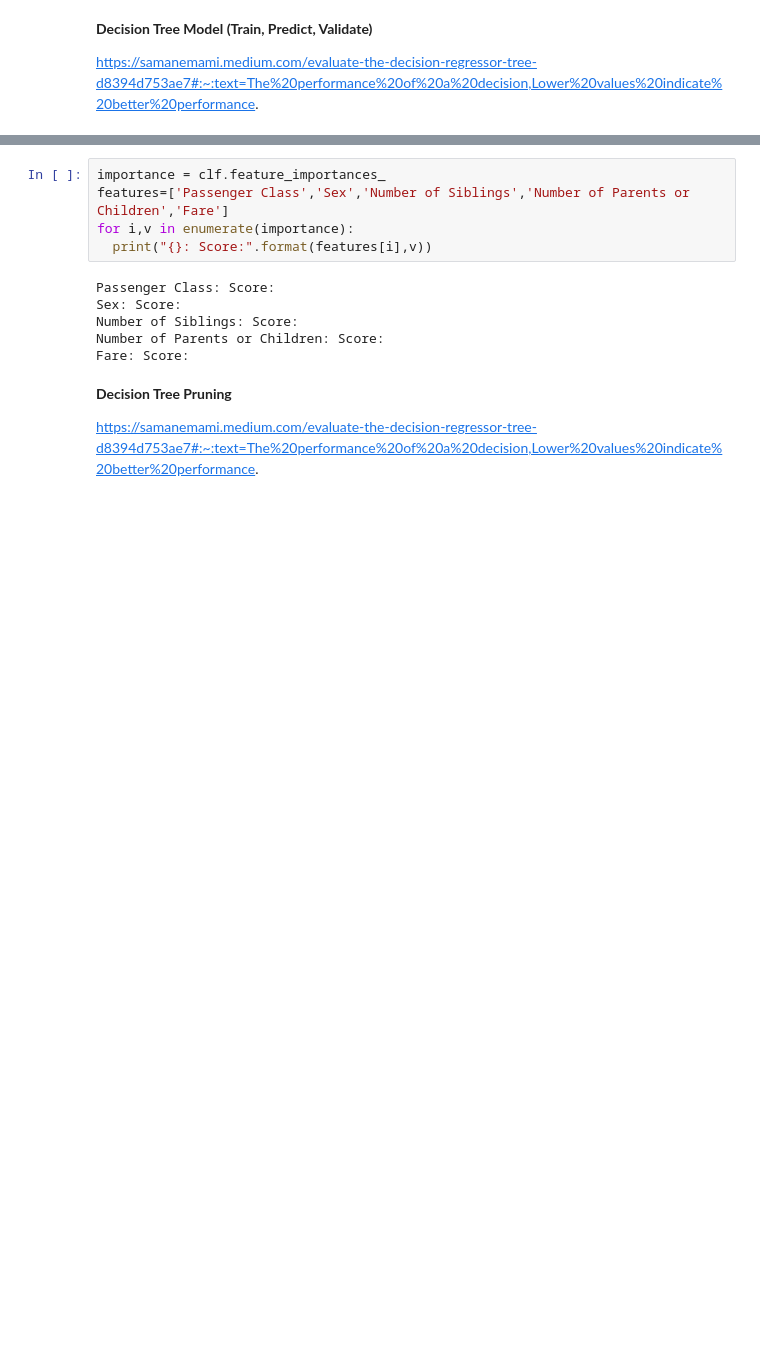
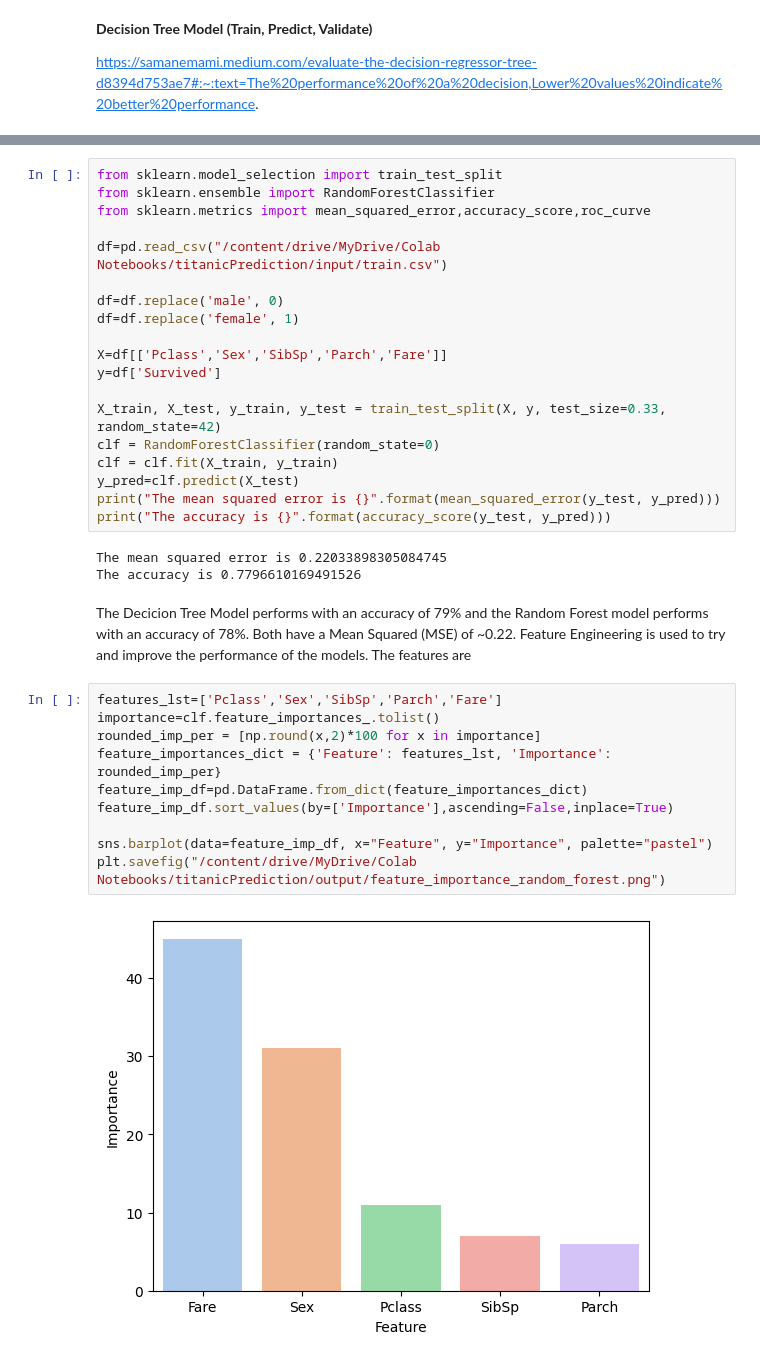
Before and after one commit to rhiats/titanicPrediction, a Jupyter notebook: titanicPred.ipynb, the cells around one changed output, grey strips where cells are left out. Saved outputs shown, nothing was run; the diff lists cells and outputs as text; blank space fills up the shorter version.

Commit message:
Feature Importance Random Forest

```diff
--- a/titanicPred.ipynb
+++ b/titanicPred.ipynb
@@ -399,17 +395,38 @@ The mean squared error is 0.22033898305084745
 
 https://samanemami.medium.com/evaluate-the-decision-regressor-tree-d8394d753ae7#:~:text=The%20performance%20of%20a%20decision,Lower%20values%20indicate%20better%20performance.
-# %%
-importance = clf.feature_importances_
-features=['Passenger Class','Sex','Number of Siblings','Number of Parents or Children','Fare']
-for i,v in enumerate(importance):
-  print("{}: Score:".format(features[i],v))
-# %% [output]
-Passenger Class: Score:
-Sex: Score:
-Number of Siblings: Score:
-Number of Parents or Children: Score:
-Fare: Score:
-# %% [markdown]
-**Decision Tree Pruning**
-
-https://samanemami.medium.com/evaluate-the-decision-regressor-tree-d8394d753ae7#:~:text=The%20performance%20of%20a%20decision,Lower%20values%20indicate%20better%20performance.
+# %%
+from sklearn.model_selection import train_test_split
+from sklearn.ensemble import RandomForestClassifier
+from sklearn.metrics import mean_squared_error,accuracy_score,roc_curve
+
+df=pd.read_csv("/content/drive/MyDrive/Colab Notebooks/titanicPrediction/input/train.csv")
+
+df=df.replace('male', 0)
+df=df.replace('female', 1)
+
+X=df[['Pclass','Sex','SibSp','Parch','Fare']]
+y=df['Survived']
+
+X_train, X_test, y_train, y_test = train_test_split(X, y, test_size=0.33, random_state=42)
+clf = RandomForestClassifier(random_state=0)
+clf = clf.fit(X_train, y_train)
+y_pred=clf.predict(X_test)
+print("The mean squared error is {}".format(mean_squared_error(y_test, y_pred)))
+print("The accuracy is {}".format(accuracy_score(y_test, y_pred)))
+# %% [output]
+The mean squared error is 0.22033898305084745
+The accuracy is 0.7796610169491526
+# %% [markdown]
+The Decicion Tree Model performs with an accuracy of 79% and the Random Forest model performs with an accuracy of 78%. Both have a Mean Squared (MSE) of ~0.22. Feature Engineering is used to try and improve the performance of the models. The features are
+# %%
+features_lst=['Pclass','Sex','SibSp','Parch','Fare']
+importance=clf.feature_importances_.tolist()
+rounded_imp_per = [np.round(x,2)*100 for x in importance]
+feature_importances_dict = {'Feature': features_lst, 'Importance': rounded_imp_per}
+feature_imp_df=pd.DataFrame.from_dict(feature_importances_dict)
+feature_imp_df.sort_values(by=['Importance'],ascending=False,inplace=True)
+
+sns.barplot(data=feature_imp_df, x="Feature", y="Importance", palette="pastel")
+plt.savefig("/content/drive/MyDrive/Colab Notebooks/titanicPrediction/output/feature_importance_random_forest.png")
+# %% [output]
+[figure, added]
```
Also changed, not shown: parts of 8 cells of this notebook.
